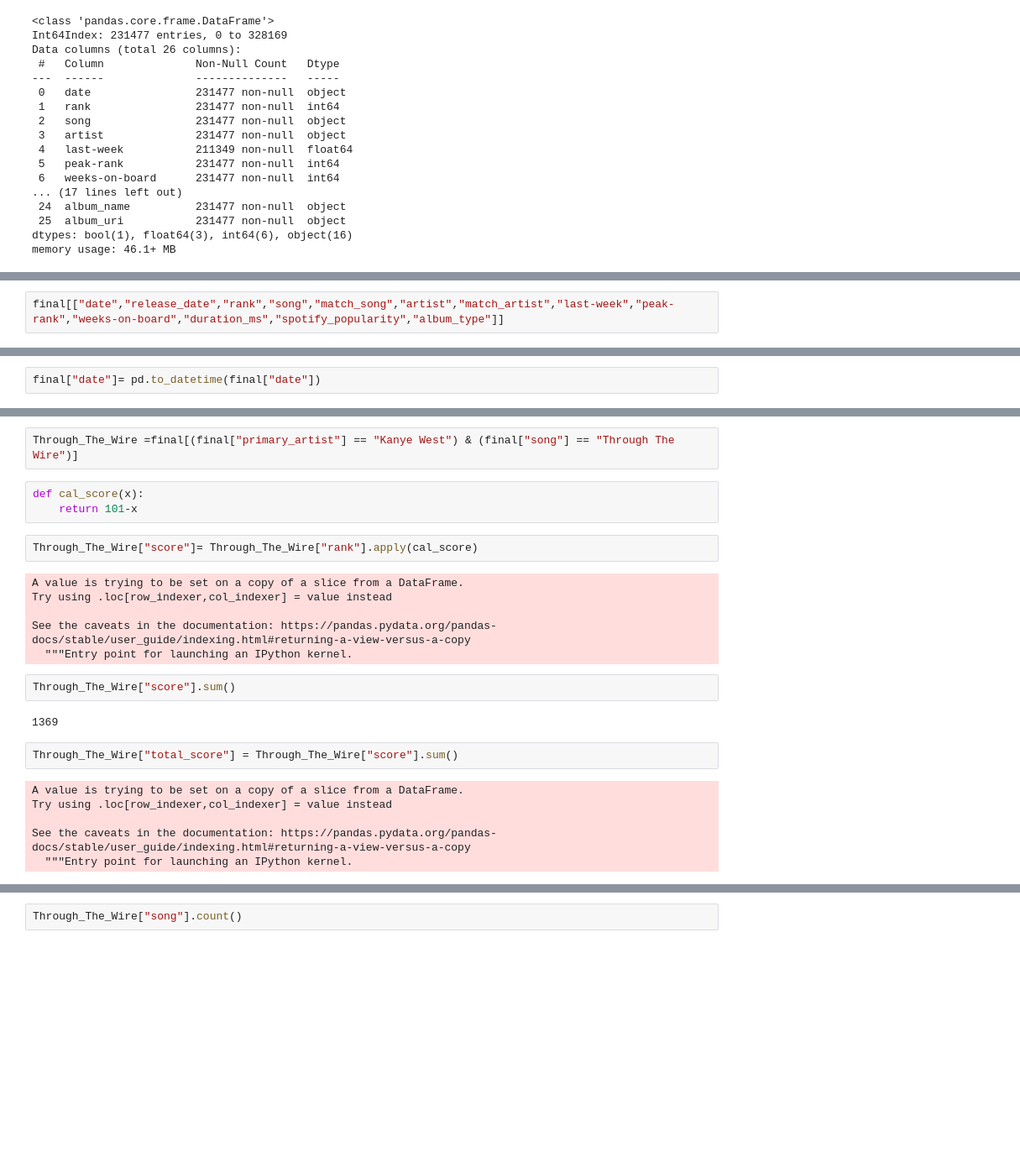
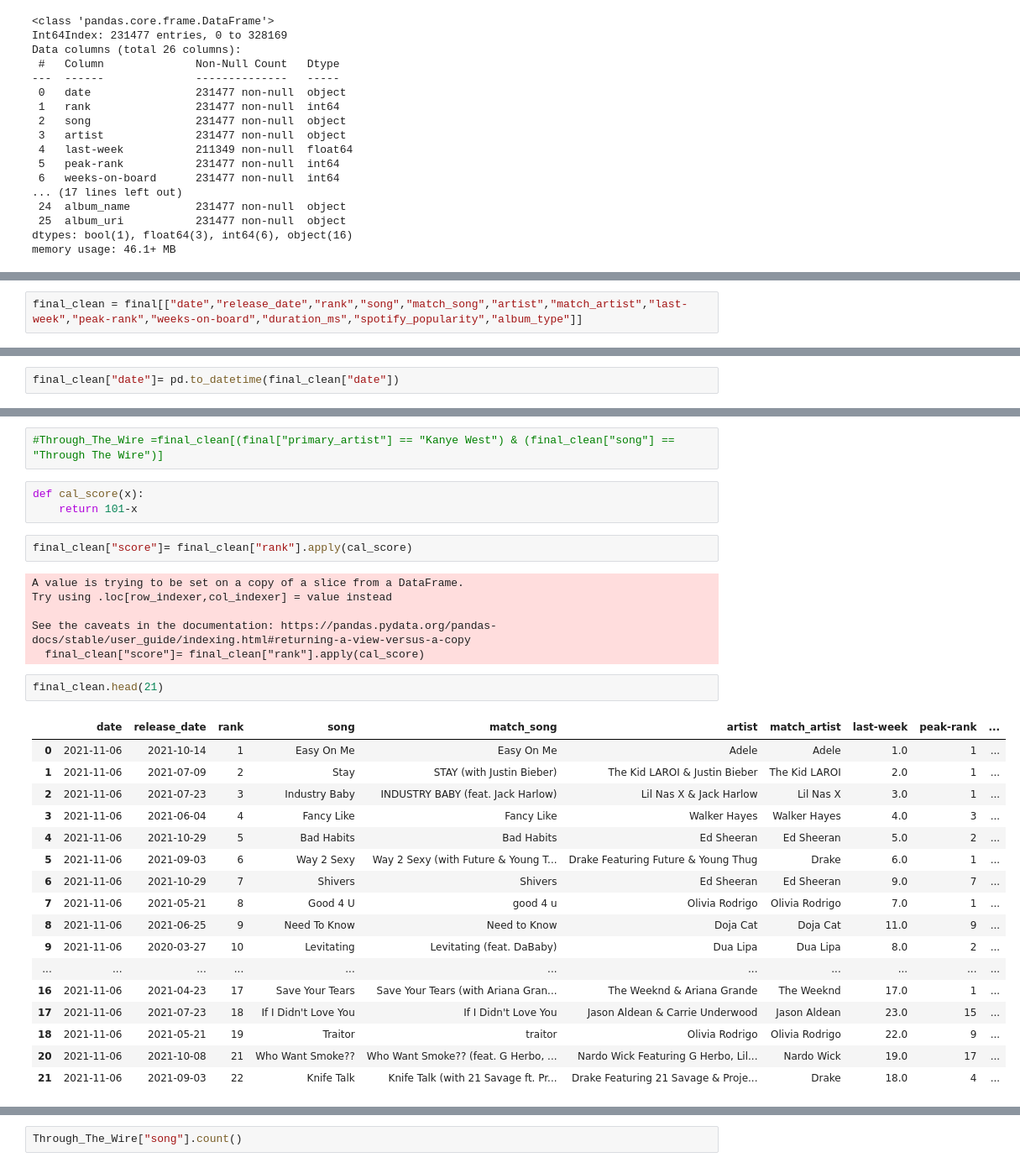
Before and after one commit to AlfaisalGassim/DS_Capstone_Hit_Song_Prediction, a Jupyter notebook: cleaning&EDA/dataCleaning.ipynb, the cells around one changed output, grey strips where cells are left out. Shown at 84% size. Saved outputs shown, nothing was run; the diff lists cells and outputs as text; blank space fills up the shorter version.

Commit message:
adding new eda and cleaning and final dataset

```diff
--- a/cleaning&EDA/dataCleaning.ipynb
+++ b/cleaning&EDA/dataCleaning.ipynb
@@ -73,2 +79,2 @@ memory usage: 46.1+ MB
 # %%
-final[["date","release_date","rank","song","match_song","artist","match_artist","last-week","peak-rank","weeks-on-board","duration_ms","spotify_popularity","album_type"]]
+final_clean = final[["date","release_date","rank","song","match_song","artist","match_artist","last-week","peak-rank","weeks-on-board","duration_ms","spotify_popularity","album_type"]]
@@ -89,5 +115,5 @@ final[["date","release_date","rank","song","match_song","artist","match_artist",
 # %%
-final["date"]= pd.to_datetime(final["date"])
+final_clean["date"]= pd.to_datetime(final_clean["date"])
 # %% [output]
 A value is trying to be set on a copy of a slice from a DataFrame.
 Try using .loc[row_indexer,col_indexer] = value instead
@@ -117,25 +146,33 @@ memory usage: 46.1+ MB
 # %%
-Through_The_Wire =final[(final["primary_artist"] == "Kanye West") & (final["song"] == "Through The Wire")]
+#Through_The_Wire =final_clean[(final["primary_artist"] == "Kanye West") & (final_clean["song"] == "Through The Wire")]
 # %%
 def cal_score(x):
     return 101-x
 # %%
-Through_The_Wire["score"]= Through_The_Wire["rank"].apply(cal_score)
+final_clean["score"]= final_clean["rank"].apply(cal_score)
 # %% [output]
 A value is trying to be set on a copy of a slice from a DataFrame.
 Try using .loc[row_indexer,col_indexer] = value instead
 
 See the caveats in the documentation: https://pandas.pydata.org/pandas-docs/stable/user_guide/indexing.html#returning-a-view-versus-a-copy
-  """Entry point for launching an IPython kernel.
+  final_clean["score"]= final_clean["rank"].apply(cal_score)
-# %%
-Through_The_Wire["score"].sum()
-# %% [output]
-1369
-# %%
-Through_The_Wire["total_score"] = Through_The_Wire["score"].sum()
-# %% [output]
-A value is trying to be set on a copy of a slice from a DataFrame.
-Try using .loc[row_indexer,col_indexer] = value instead
-
-See the caveats in the documentation: https://pandas.pydata.org/pandas-docs/stable/user_guide/indexing.html#returning-a-view-versus-a-copy
-  """Entry point for launching an IPython kernel.
+# %%
+final_clean.head(21)
+# %% [output]
+|  | date | release_date | rank | song | match_song | artist | match_artist | last-week | peak-rank | ... |
+| 0 | 2021-11-06 | 2021-10-14 | 1 | Easy On Me | Easy On Me | Adele | Adele | 1.0 | 1 | ... |
+| 1 | 2021-11-06 | 2021-07-09 | 2 | Stay | STAY (with Justin Bieber) | The Kid LAROI & Justin Bieber | The Kid LAROI | 2.0 | 1 | ... |
+| 2 | 2021-11-06 | 2021-07-23 | 3 | Industry Baby | INDUSTRY BABY (feat. Jack Harlow) | Lil Nas X & Jack Harlow | Lil Nas X | 3.0 | 1 | ... |
+| 3 | 2021-11-06 | 2021-06-04 | 4 | Fancy Like | Fancy Like | Walker Hayes | Walker Hayes | 4.0 | 3 | ... |
+| 4 | 2021-11-06 | 2021-10-29 | 5 | Bad Habits | Bad Habits | Ed Sheeran | Ed Sheeran | 5.0 | 2 | ... |
+| 5 | 2021-11-06 | 2021-09-03 | 6 | Way 2 Sexy | Way 2 Sexy (with Future & Young T... | Drake Featuring Future & Young Thug | Drake | 6.0 | 1 | ... |
+| 6 | 2021-11-06 | 2021-10-29 | 7 | Shivers | Shivers | Ed Sheeran | Ed Sheeran | 9.0 | 7 | ... |
+| 7 | 2021-11-06 | 2021-05-21 | 8 | Good 4 U | good 4 u | Olivia Rodrigo | Olivia Rodrigo | 7.0 | 1 | ... |
+| 8 | 2021-11-06 | 2021-06-25 | 9 | Need To Know | Need to Know | Doja Cat | Doja Cat | 11.0 | 9 | ... |
+| 9 | 2021-11-06 | 2020-03-27 | 10 | Levitating | Levitating (feat. DaBaby) | Dua Lipa | Dua Lipa | 8.0 | 2 | ... |
+| ... | ... | ... | ... | ... | ... | ... | ... | ... | ... | ... |
+| 16 | 2021-11-06 | 2021-04-23 | 17 | Save Your Tears | Save Your Tears (with Ariana Gran... | The Weeknd & Ariana Grande | The Weeknd | 17.0 | 1 | ... |
+| 17 | 2021-11-06 | 2021-07-23 | 18 | If I Didn't Love You | If I Didn't Love You | Jason Aldean & Carrie Underwood | Jason Aldean | 23.0 | 15 | ... |
+| 18 | 2021-11-06 | 2021-05-21 | 19 | Traitor | traitor | Olivia Rodrigo | Olivia Rodrigo | 22.0 | 9 | ... |
+| 20 | 2021-11-06 | 2021-10-08 | 21 | Who Want Smoke?? | Who Want Smoke?? (feat. G Herbo, ... | Nardo Wick Featuring G Herbo, Lil... | Nardo Wick | 19.0 | 17 | ... |
+| 21 | 2021-11-06 | 2021-09-03 | 22 | Knife Talk | Knife Talk (with 21 Savage ft. Pr... | Drake Featuring 21 Savage & Proje... | Drake | 18.0 | 4 | ... |
```
Also changed, not shown: parts of 25 cells of this notebook, 5 other files.
